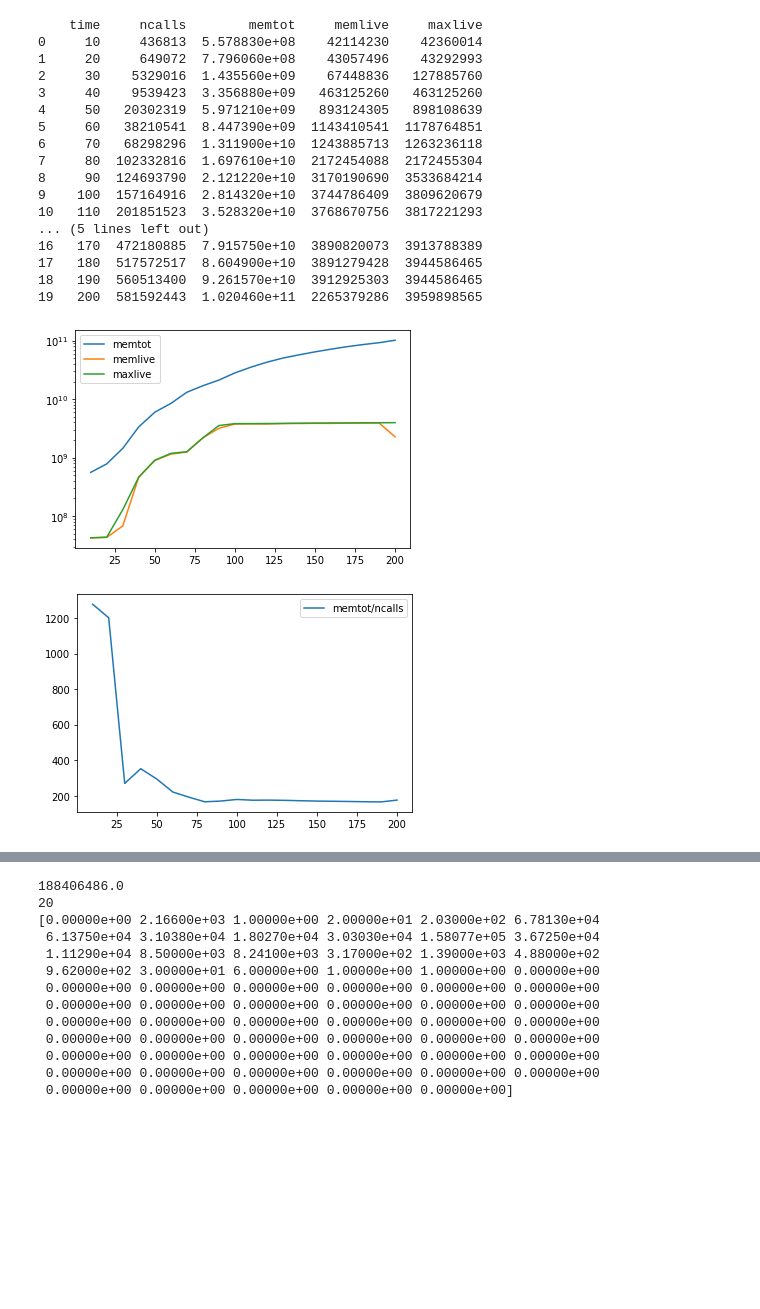
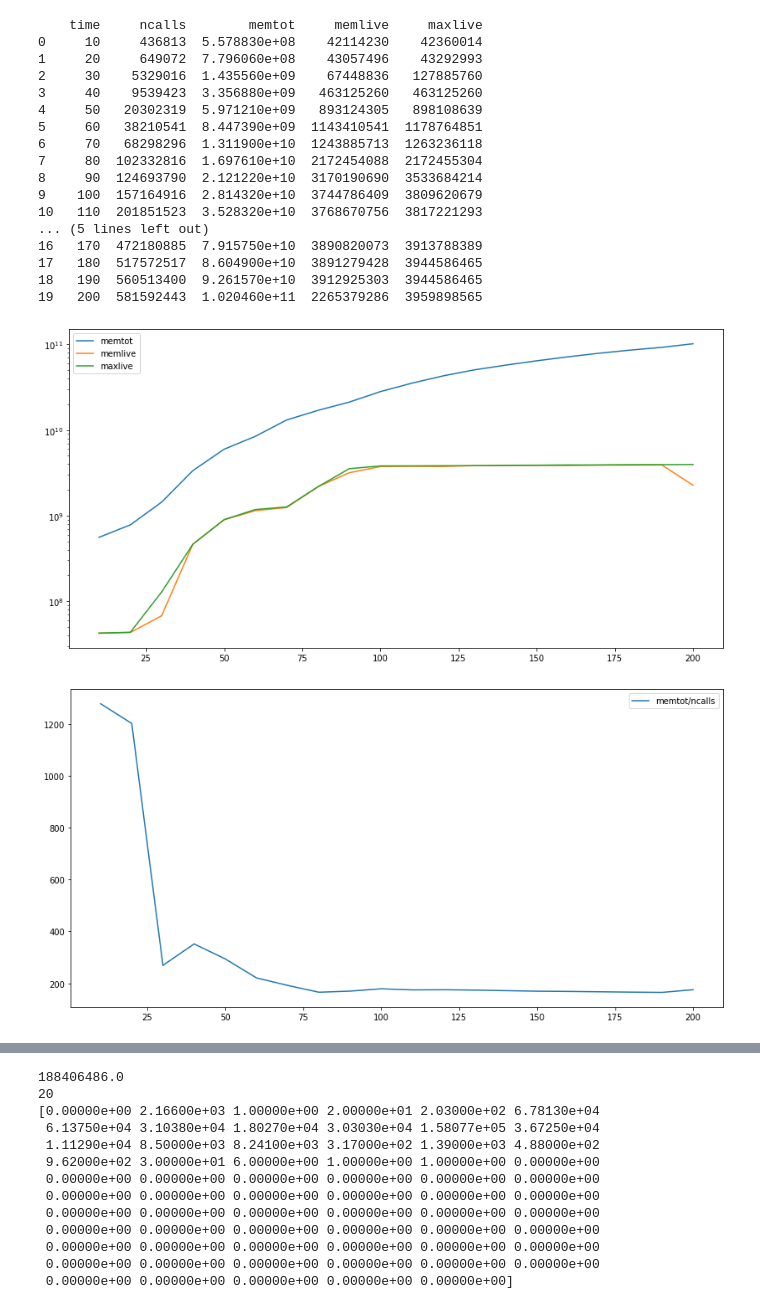
Before and after one commit to VinInn/pyTools, a Jupyter notebook: memoryAnimation.ipynb, the cells around one changed output, grey strips where cells are left out. Saved outputs shown, nothing was run; the diff lists cells and outputs as text; code cells hidden in the pictures; blank space fills up the shorter version.

```diff
--- a/memoryAnimation.ipynb
+++ b/memoryAnimation.ipynb
@@ -21,43 +21,47 @@ from decimal import Decimal
 file = '/Users/innocent/MallocProfiler/demos/memstat.dat'
 dat = pd.read_csv(file, delimiter=" ")
 print(dat)
+fig, ax = plt.subplots(figsize=(14, 7))
 plt.plot(dat["time"],dat['memtot'],label="memtot")
 plt.plot(dat["time"],dat['memlive'],label="memlive")
 plt.plot(dat["time"],dat['maxlive'],label="maxlive")
 plt.yscale("log")
 plt.legend(loc='upper left')
 plt.show()
+fig, ax = plt.subplots(figsize=(14, 7))
 plt.plot(dat["time"],dat['memtot']/dat['ncalls'],label="memtot/ncalls")
 plt.legend(loc='upper right')
 plt.show()
-df = dat.diff()
+df = 0.1*dat.diff()
 print(df)
+fig, ax = plt.subplots(figsize=(14, 7))
 plt.plot(dat["time"],df['memtot'],label="memtot")
 plt.plot(dat["time"],df['memlive'],label="memlive")
 plt.plot(dat["time"],df['maxlive'],label="maxlive")
 #plt.yscale("log")
 plt.legend(loc='upper left')
 plt.show()
+fig, ax = plt.subplots(figsize=(14, 7))
 plt.plot(dat["time"],df['memtot']/df['ncalls'],label="memtot/ncalls")
 plt.legend(loc='upper right')
 plt.show()
 # %% [output]
     time     ncalls        memtot     memlive     maxlive
 0     10     436813  5.578830e+08    42114230    42360014
 1     20     649072  7.796060e+08    43057496    43292993
 2     30    5329016  1.435560e+09    67448836   127885760
 3     40    9539423  3.356880e+09   463125260   463125260
 4     50   20302319  5.971210e+09   893124305   898108639
 5     60   38210541  8.447390e+09  1143410541  1178764851
 6     70   68298296  1.311900e+10  1243885713  1263236118
 7     80  102332816  1.697610e+10  2172454088  2172455304
 8     90  124693790  2.121220e+10  3170190690  3533684214
 9    100  157164916  2.814320e+10  3744786409  3809620679
 10   110  201851523  3.528320e+10  3768670756  3817221293
 ... (5 lines left out)
 16   170  472180885  7.915750e+10  3890820073  3913788389
 17   180  517572517  8.604900e+10  3891279428  3944586465
 18   190  560513400  9.261570e+10  3912925303  3944586465
 19   200  581592443  1.020460e+11  2265379286  3959898565
-[figure, old version]
+[figure, new version]
-[figure, old version]
+[figure, new version]
```
Also changed, not shown: parts of 3 cells of this notebook, 2 other files.
